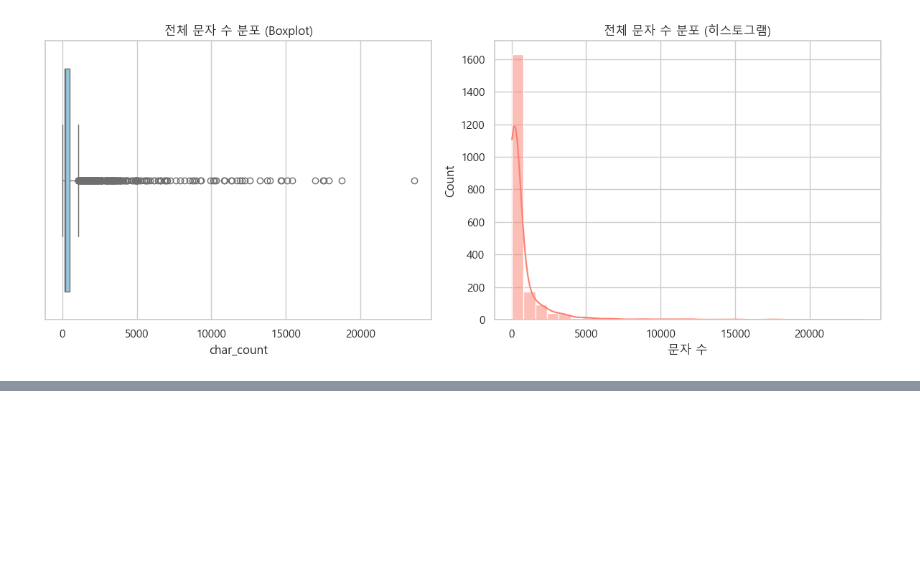
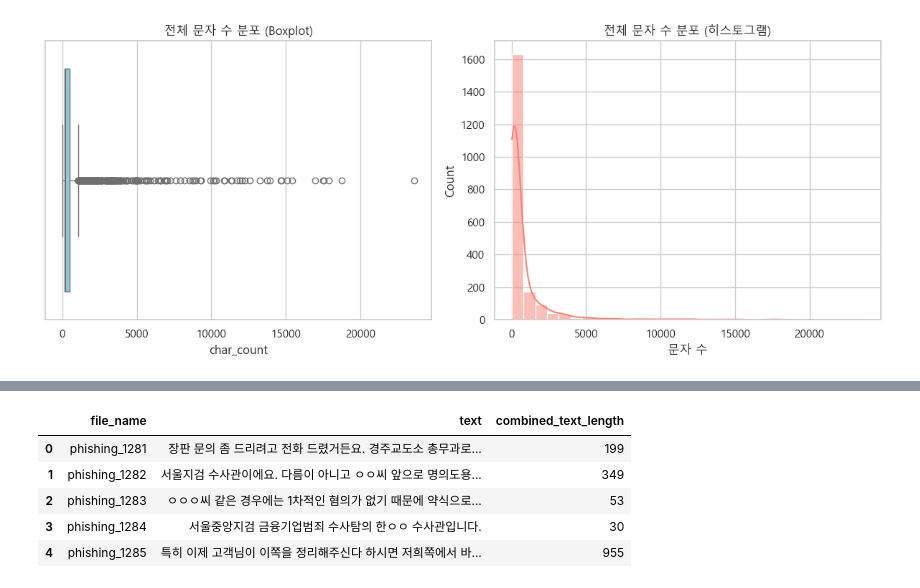
Before and after one commit to kwj903/woogawooga_project, a Jupyter notebook: dataset_create/Woojae/phishig_data_analysis.ipynb, the cells around one changed output, grey strips where cells are left out. Saved outputs shown, nothing was run; the diff lists cells and outputs as text; code cells hidden in the pictures; blank space fills up the shorter version.

```diff
--- a/dataset_create/Woojae/phishig_data_analysis.ipynb
+++ b/dataset_create/Woojae/phishig_data_analysis.ipynb
@@ -187,0 +199,21 @@ top_700_keywords.to_csv("phishing_top_700_keywords.csv", index=False, encoding="
+# %%
+file_path = '../../dataset/phishing_total.csv'
+print(f"'{file_path}' 파일을 읽는 중...")
+try:
+    df = pd.read_csv(file_path)
+    print("파일 읽기 성공.")
+except FileNotFoundError:
+    print(f"오류: '{file_path}' 파일을 찾을 수 없습니다. 파일 경로를 확인해주세요.")
+    exit()
+except Exception as e:
+    print(f"파일을 읽는 중 오류 발생: {e}")
+    exit()
+
+# 'text' 컬럼이 있는지 확인
+if 'text' not in df.columns:
+    print("오류: CSV 파일에 'text' 컬럼이 없습니다. 컬럼 이름을 확인해주세요.")
+    exit()
+# 'file_name' 컬럼이 있는지 확인
+if 'file_name' not in df.columns:
+    print("오류: CSV 파일에 'file_name' 컬럼이 없습니다. 컬럼 이름을 확인해주세요.")
+    exit()
@@ -187,0 +243,9 @@ top_700_keywords.to_csv("phishing_top_700_keywords.csv", index=False, encoding="
+# %%
+grouped_df.head()
+# %% [output]
+|  | file_name | text | combined_text_length |
+| 0 | phishing_1281 | 장판 문의 좀 드리려고 전화 드렸거든요. 경주교도소 총무과로... | 199 |
+| 1 | phishing_1282 | 서울지검 수사관이에요. 다름이 아니고 ㅇㅇ씨 앞으로 명의도용... | 349 |
+| 2 | phishing_1283 | ㅇㅇㅇ씨 같은 경우에는 1차적인 혐의가 없기 때문에 약식으로... | 53 |
+| 3 | phishing_1284 | 서울중앙지검 금융기업범죄 수사탐의 한ㅇㅇ 수사관입니다. | 30 |
+| 4 | phishing_1285 | 특히 이제 고객님이 이쪽을 정리해주신다 하시면 저희쪽에서 바... | 955 |
```
Also changed, not shown: parts of 9 cells of this notebook, 1 other file.
